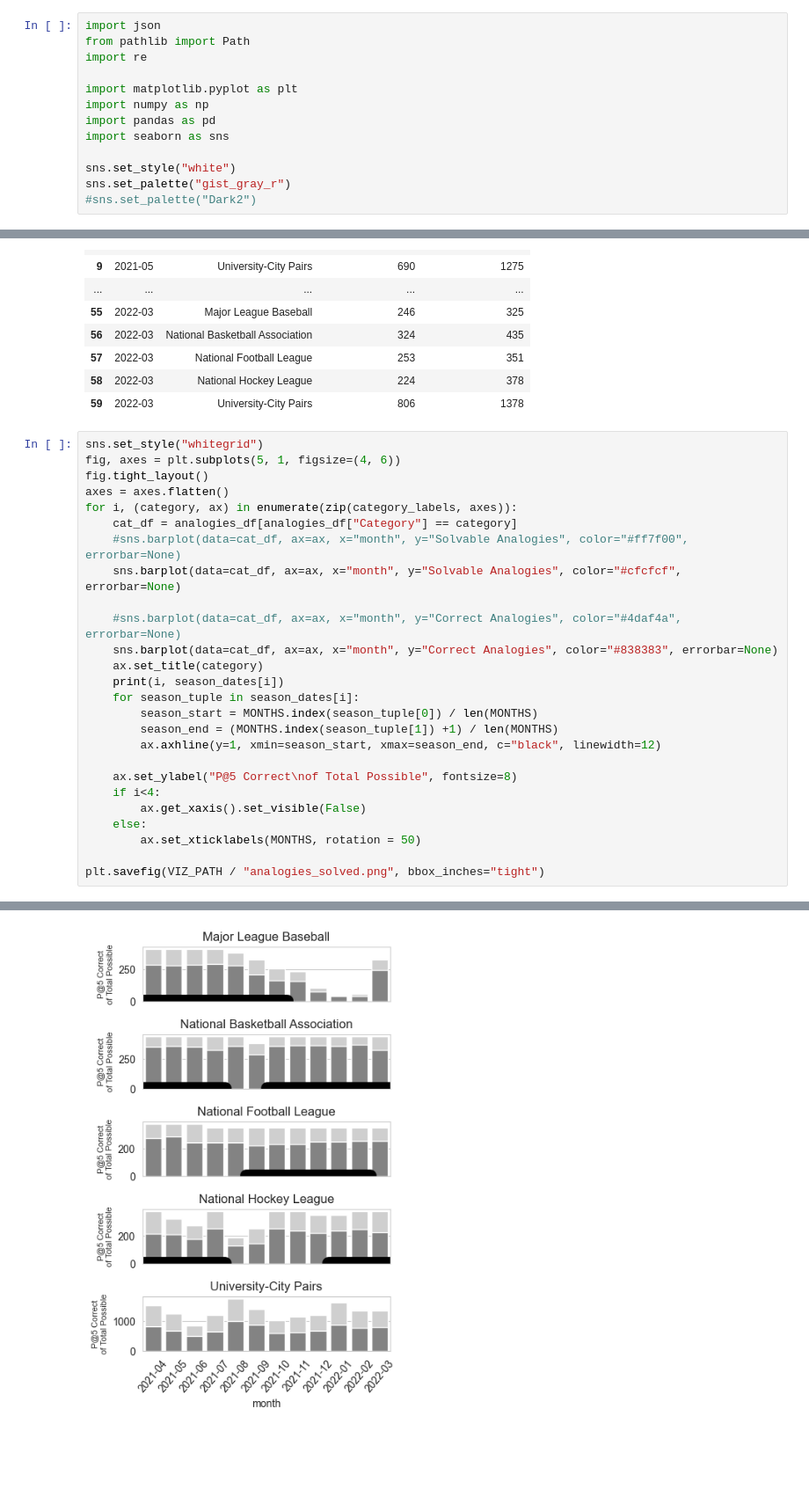
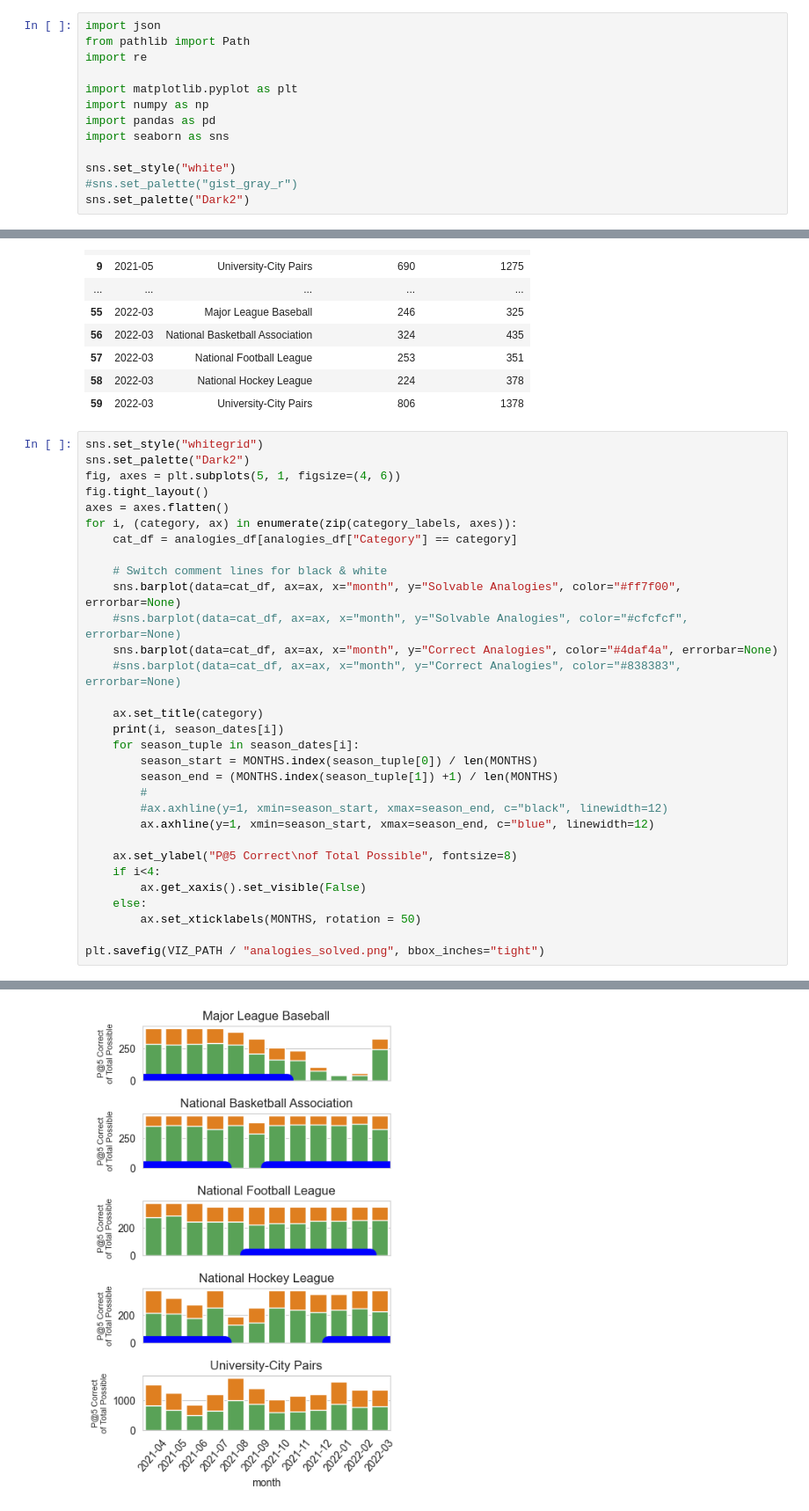
Before and after one commit to UMassCDS/IHOP-Reddit, a Jupyter notebook: notebooks/plot_final_community2vec_results.ipynb, the cells around one changed output, grey strips where cells are left out. Shown at 88% size. Saved outputs shown, nothing was run; the diff lists cells and outputs as text; blank space fills up the shorter version.

Commit message:
Re-colorized plots for presentation and websci paper version

```diff
--- a/notebooks/plot_final_community2vec_results.ipynb
+++ b/notebooks/plot_final_community2vec_results.ipynb
@@ -9,8 +9,8 @@ import pandas as pd
 import seaborn as sns
 
 sns.set_style("white")
-sns.set_palette("gist_gray_r")
-#sns.set_palette("Dark2")
+#sns.set_palette("gist_gray_r")
+sns.set_palette("Dark2")
 # %%
 
 DATA_ROOT = Path("../data")
@@ -205,34 +212,39 @@ display(analogies_df)
 | 59 | 2022-03 | University-City Pairs | 806 | 1378 |
 # %%
 sns.set_style("whitegrid")
+sns.set_palette("Dark2")
 fig, axes = plt.subplots(5, 1, figsize=(4, 6))
 fig.tight_layout()
 axes = axes.flatten()
 for i, (category, ax) in enumerate(zip(category_labels, axes)):
     cat_df = analogies_df[analogies_df["Category"] == category]
-    #sns.barplot(data=cat_df, ax=ax, x="month", y="Solvable Analogies", color="#ff7f00", errorbar=None)
-    sns.barplot(data=cat_df, ax=ax, x="month", y="Solvable Analogies", color="#cfcfcf", errorbar=None)
 
-    #sns.barplot(data=cat_df, ax=ax, x="month", y="Correct Analogies", color="#4daf4a", errorbar=None)
-    sns.barplot(data=cat_df, ax=ax, x="month", y="Correct Analogies", color="#838383", errorbar=None)
+    # Switch comment lines for black & white
+    sns.barplot(data=cat_df, ax=ax, x="month", y="Solvable Analogies", color="#ff7f00", errorbar=None)
+    #sns.barplot(data=cat_df, ax=ax, x="month", y="Solvable Analogies", color="#cfcfcf", errorbar=None)
+    sns.barplot(data=cat_df, ax=ax, x="month", y="Correct Analogies", color="#4daf4a", errorbar=None)
+    #sns.barplot(data=cat_df, ax=ax, x="month", y="Correct Analogies", color="#838383", errorbar=None)
+
     ax.set_title(category)
     print(i, season_dates[i])
     for season_tuple in season_dates[i]:
         season_start = MONTHS.index(season_tuple[0]) / len(MONTHS)
         season_end = (MONTHS.index(season_tuple[1]) +1) / len(MONTHS)
-        ax.axhline(y=1, xmin=season_start, xmax=season_end, c="black", linewidth=12)
+        #
+        #ax.axhline(y=1, xmin=season_start, xmax=season_end, c="black", linewidth=12)
+        ax.axhline(y=1, xmin=season_start, xmax=season_end, c="blue", linewidth=12)
 
     ax.set_ylabel("P@5 Correct\nof Total Possible", fontsize=8)
     if i<4:
         ax.get_xaxis().set_visible(False)
     else:
         ax.set_xticklabels(MONTHS, rotation = 50)
 
 plt.savefig(VIZ_PATH / "analogies_solved.png", bbox_inches="tight")
 # %% [output]
 0 [('2021-04', '2021-10')]
 1 [('2021-10', '2022-03'), ('2021-04', '2021-07')]
 2 [('2021-09', '2022-02')]
 3 [('2021-04', '2021-07'), ('2022-01', '2022-03')]
 4 []
-[figure, old version]
+[figure, new version]
```
Also changed, not shown: parts of 2 cells of this notebook, 1 other file.
